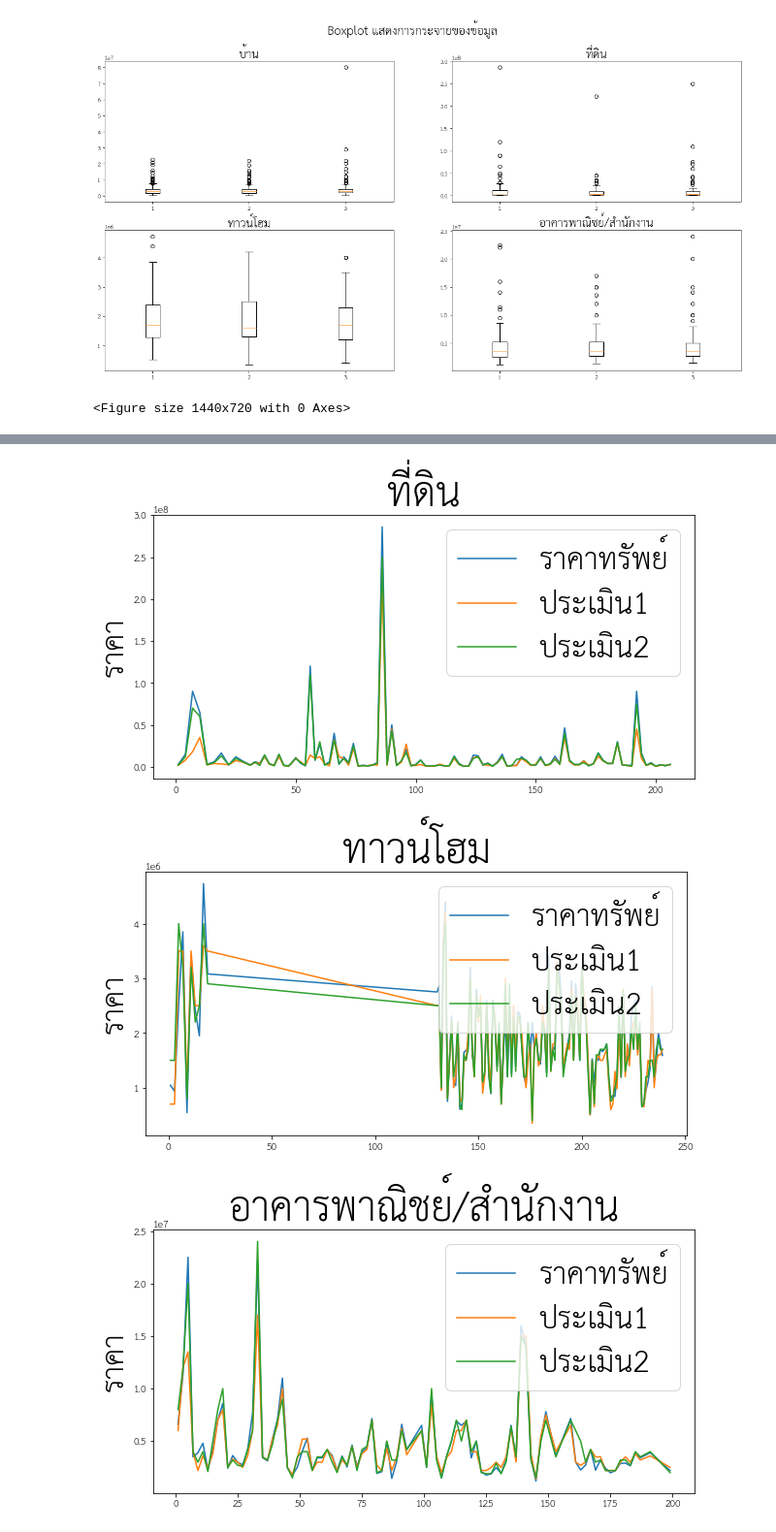
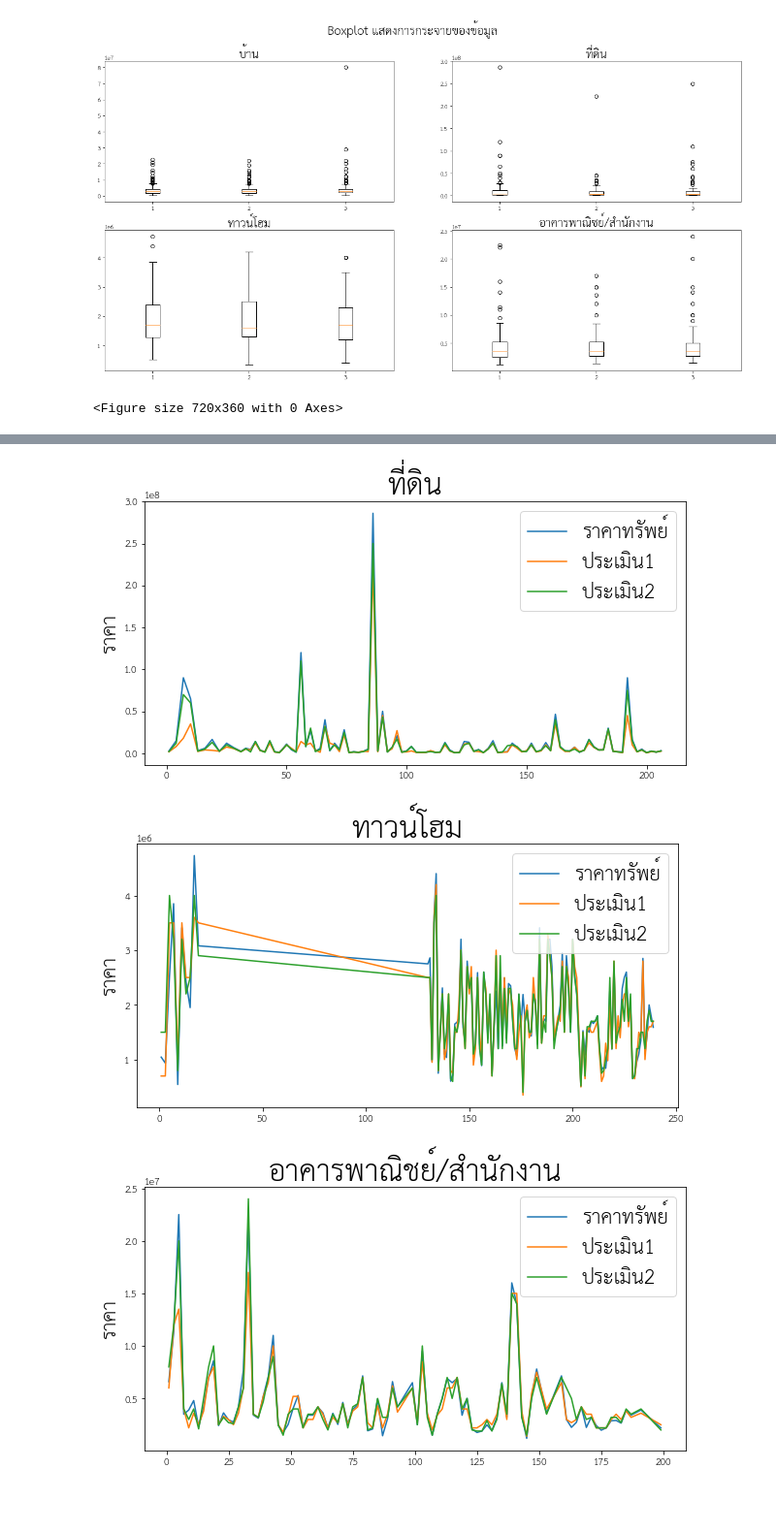
Before and after one commit to Phimphakanph22/bsc_dpdm22, a Jupyter notebook: [Dataprep1]_property_estimator_HW3.ipynb, the cells around one changed output, grey strips where cells are left out. Shown at 97% size. Saved outputs shown, nothing was run; the diff lists cells and outputs as text; code cells hidden in the pictures; blank space fills up the shorter version.

```diff
--- a/[Dataprep1]_property_estimator_HW3.ipynb
+++ b/[Dataprep1]_property_estimator_HW3.ipynb
@@ -743,30 +743,30 @@ import matplotlib
 plt.suptitle('ความสัมพันธ์ราคาตั้งขายและราคาประเมิน',fontsize = 20)
 matplotlib.rcParams['figure.figsize']=[10,5]
 homeviz1.plot(kind="line")
-plt.title('บ้าน',fontsize=40)
-plt.ylabel('ราคา',fontsize=30)
-plt.legend( loc ="upper right",fontsize=30)
+plt.title('บ้าน',fontsize=30)
+plt.ylabel('ราคา',fontsize=20)
+plt.legend( loc ="upper right",fontsize=20)
 plt.show()
 
 matplotlib.rcParams['figure.figsize']=[10,5]
 landviz1.plot(kind="line")
-plt.title('ที่ดิน',fontsize=40)
-plt.ylabel('ราคา',fontsize=30)
-plt.legend( loc ="upper right",fontsize=30)
+plt.title('ที่ดิน',fontsize=30)
+plt.ylabel('ราคา',fontsize=20)
+plt.legend( loc ="upper right",fontsize=20)
 plt.show()
 
 matplotlib.rcParams['figure.figsize']=[10,5]
 twviz1.plot(kind="line")
-plt.title('ทาวน์โฮม',fontsize=40)
-plt.ylabel('ราคา',fontsize=30)
-plt.legend( loc ="upper right",fontsize=30)
+plt.title('ทาวน์โฮม',fontsize=30)
+plt.ylabel('ราคา',fontsize=20)
+plt.legend( loc ="upper right",fontsize=20)
 plt.show()
 
 matplotlib.rcParams['figure.figsize']=[10,5]
 cbviz1.plot(kind="line")
-plt.title('อาคารพาณิชย์/สำนักงาน',fontsize=40)
-plt.ylabel('ราคา',fontsize=30)
-plt.legend( loc ="upper right",fontsize=30)
+plt.title('อาคารพาณิชย์/สำนักงาน',fontsize=30)
+plt.ylabel('ราคา',fontsize=20)
+plt.legend( loc ="upper right",fontsize=20)
 plt.show()
 # %% [output]
-<Figure size 1440x720 with 0 Axes>
+<Figure size 720x360 with 0 Axes>
@@ -774,6 +774,6 @@ plt.show()
-[figure, old version]
+[figure, new version]
-[figure, old version]
+[figure, new version]
-[figure, old version]
+[figure, new version]
 # %%
 !wget -q https://github.com/Phonbopit/sarabun-webfont/raw/master/fonts/thsarabunnew-webfont.ttf
 import matplotlib as mpl
```
Also changed, not shown: parts of 3 cells of this notebook.
